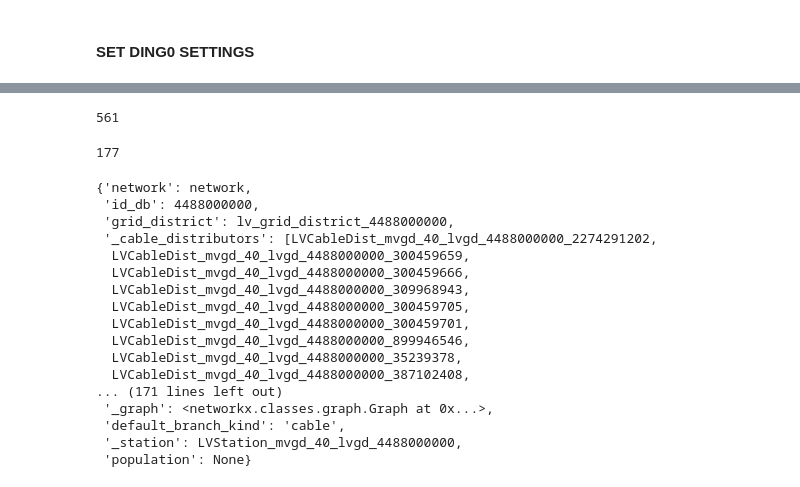
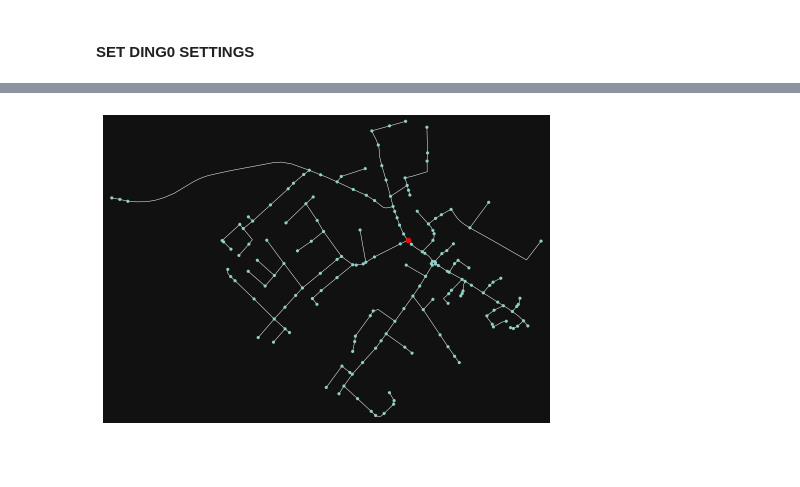
Before and after one commit to openego/ding0, a Jupyter notebook: ding0/lv_grid_testing-11.19.ipynb, the cells around one changed output, grey strips where cells are left out. Cells and saved outputs as stored; diff of their text form; code cells hidden in the pictures; blank space fills up the shorter version.

```diff
--- a/ding0/lv_grid_testing-11.19.ipynb
+++ b/ding0/lv_grid_testing-11.19.ipynb
@@ -88,3 +83,19 @@ all clusters are in range
 Simplified graph: 6 to 6 nodes, 8 to 8 edges
 Finding connected graph, iteration 2 of max. 4.
 ... (46 outputs left out)
+# %%
+import osmnx as ox
+cluster_graph = lv_load_area.load_area_graph
+nc = ox.plot.get_node_colors_by_attr(cluster_graph, attr='cluster', cmap="Set3") #
+
+fig, ax = ox.plot_graph(cluster_graph, node_color=nc, node_size=10, edge_color='w', edge_linewidth=0.5, show=False, close=False)
+
+for lvgd in lv_load_area._lv_grid_districts:
+    ax.scatter(lvgd.lv_grid._station.geo_data.x, lvgd.lv_grid._station.geo_data.y, color = 'red', s=20)
+
+# plot mv loads
+for mv_load in mv_grid_district.mv_grid._loads:
+    ax.scatter(mv_load.geo_data.x, mv_load.geo_data.y, color = 'cyan', s=20)
+
+# plot load area center
+ax.scatter(lv_load_area.lv_load_area_centre.geo_data.x, lv_load_area.lv_load_area_centre.geo_data.y, color = 'white', s=10)
@@ -91,3 +104,16 @@ Finding connected graph, iteration 2 of max. 4.
+# %%
+import osmnx as ox
+cluster_graph = lv_load_area.load_area_graph
+nc = ox.plot.get_node_colors_by_attr(cluster_graph, attr='cluster', cmap="Set3") #
+
+fig, ax = ox.plot_graph(cluster_graph, node_color=nc, node_size=20, edge_color='w', edge_linewidth=0.5, show=False, close=False)
+
+for lvgd in lv_load_area._lv_grid_districts:
+    ax.scatter(lvgd.lv_grid._station.geo_data.x, lvgd.lv_grid._station.geo_data.y, color = 'red', s=20)
+
+# plot mv loads
+for mv_load in mv_grid_district.mv_grid._loads:
+    ax.scatter(mv_load.geo_data.x, mv_load.geo_data.y, color = 'cyan', s=20)
 # %%
 # STEP 2
 nd.import_generators(session, debug=False)
@@ -120,10 +146,7 @@ Wall time: 17.2 s
 # STEP 4: Validate MV Grid Districts
 msg = nd.validate_grid_districts()
 # %%
-%%time
-
-
 # STEP 5: Build LV grids
 # nd.build_lv_grids()
 
-load_area = nd.build_lv_grids()
+load_area, g_list = nd.build_lv_grids()
@@ -132,26 +152,0 @@ Wall time: 4.96 s
-# %%
-len(list(set(lvgd.buildings.index.tolist() + lvgd.buildings.nn.tolist() + list(stgraph.nodes))))
-# %% [output]
-561
-# %%
-print(len(lvgd.lv_grid._cable_distributors))
-lvgd.lv_grid.__dict__
-# %% [output]
-177
-{'network': network,
- 'id_db': 4488000000,
- 'grid_district': lv_grid_district_4488000000,
- '_cable_distributors': [LVCableDist_mvgd_40_lvgd_4488000000_2274291202,
-  LVCableDist_mvgd_40_lvgd_4488000000_300459659,
-  LVCableDist_mvgd_40_lvgd_4488000000_300459666,
-  LVCableDist_mvgd_40_lvgd_4488000000_309968943,
-  LVCableDist_mvgd_40_lvgd_4488000000_300459705,
-  LVCableDist_mvgd_40_lvgd_4488000000_300459701,
-  LVCableDist_mvgd_40_lvgd_4488000000_899946546,
-  LVCableDist_mvgd_40_lvgd_4488000000_35239378,
-  LVCableDist_mvgd_40_lvgd_4488000000_387102408,
-... (171 lines left out)
- '_graph': <networkx.classes.graph.Graph at 0x...>,
- 'default_branch_kind': 'cable',
- '_station': LVStation_mvgd_40_lvgd_4488000000,
- 'population': None}
@@ -157,0 +155,12 @@ lvgd.lv_grid.__dict__
+# %%
+import osmnx as ox
+
+for cluster_graph in g_list:
+    nc = ox.plot.get_node_colors_by_attr(cluster_graph, attr='cluster', cmap="Set3") #
+    fig, ax = ox.plot_graph(cluster_graph, node_color=nc, node_size=10, edge_color='w', edge_linewidth=0.5, show=False, close=False)
+    break
+
+for lvgd in load_area._lv_grid_districts:
+    ax.scatter(lvgd.lv_grid._station.geo_data.x, lvgd.lv_grid._station.geo_data.y, color = 'red', s=20)
+# %% [output]
+[figure, added]
```
Also changed, not shown: parts of 24 cells of this notebook, 7 other files.
